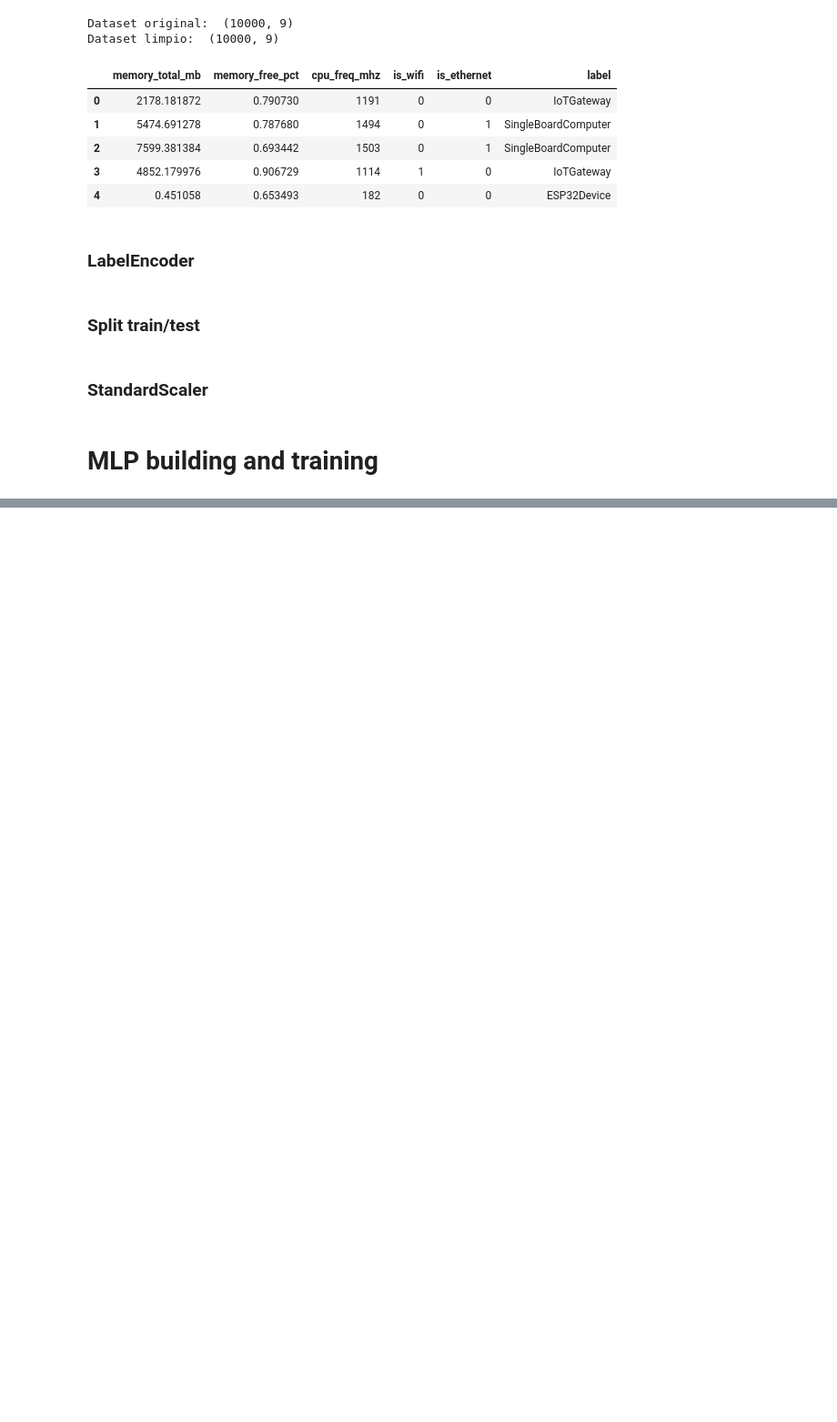
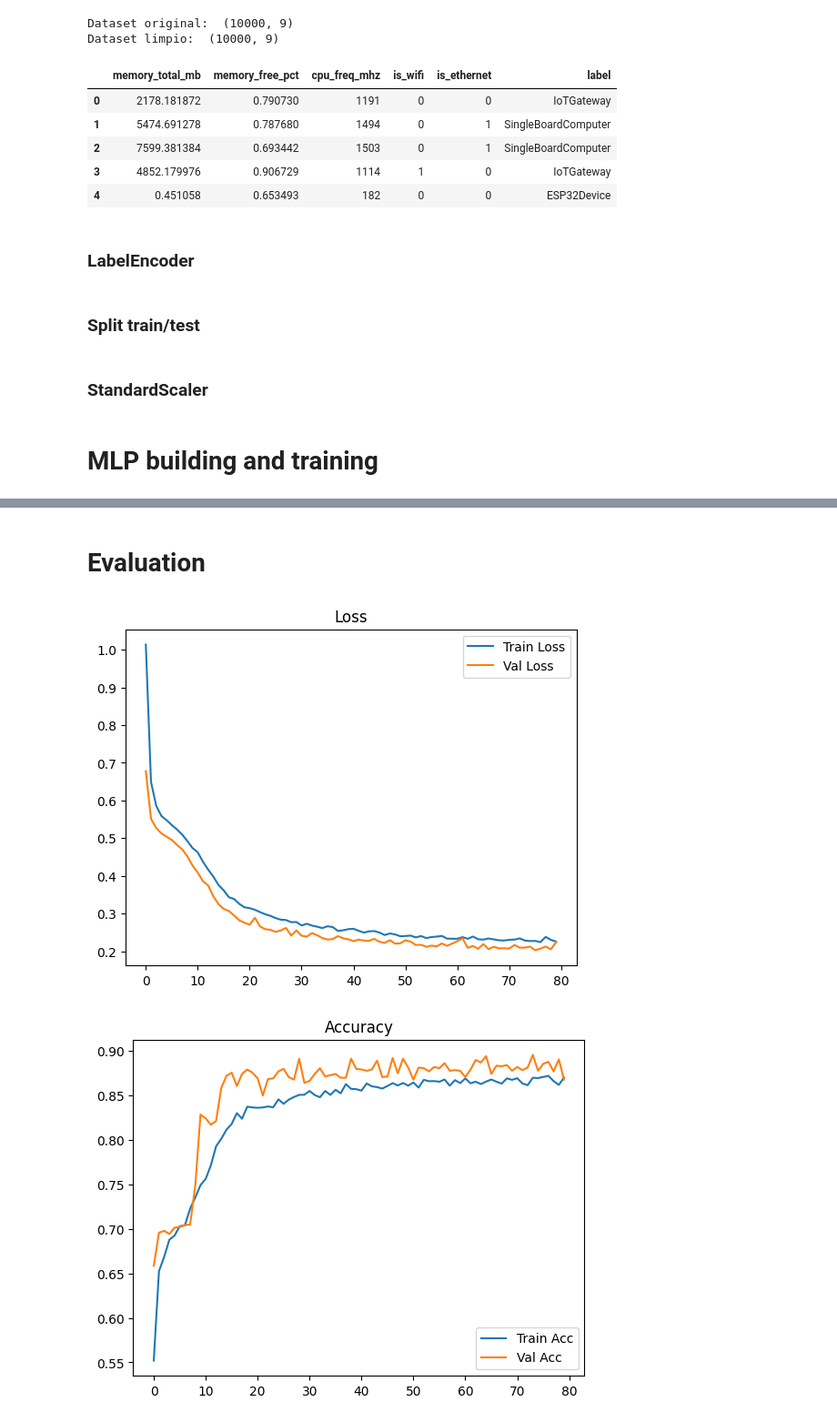
Before and after one commit to tatic2003/pnp-classifier, a Jupyter notebook: mlp_classifier.ipynb, the cells around one changed output, grey strips where cells are left out. Shown at 91% size. Drawn from its saved outputs; the diff is of its cells as text; code cells hidden in the pictures; blank space fills up the shorter version.

Commit message:
evaluation

```diff
--- a/mlp_classifier.ipynb
+++ b/mlp_classifier.ipynb
@@ -295,0 +312,18 @@ history = model.fit(
+# %% [markdown]
+# Evaluation
+# %%
+import matplotlib.pyplot as plt
+hist = pd.DataFrame(history.history)
+
+plt.figure()
+plt.plot(hist["loss"], label="Train Loss")
+plt.plot(hist["val_loss"], label="Val Loss")
+plt.legend(); plt.title("Loss"); plt.show()
+
+plt.figure()
+plt.plot(hist["accuracy"], label="Train Acc")
+plt.plot(hist["val_accuracy"], label="Val Acc")
+plt.legend(); plt.title("Accuracy"); plt.show()
+# %% [output]
+[figure, added]
+[figure, added]
```
Also changed, not shown: parts of 9 cells of this notebook.
